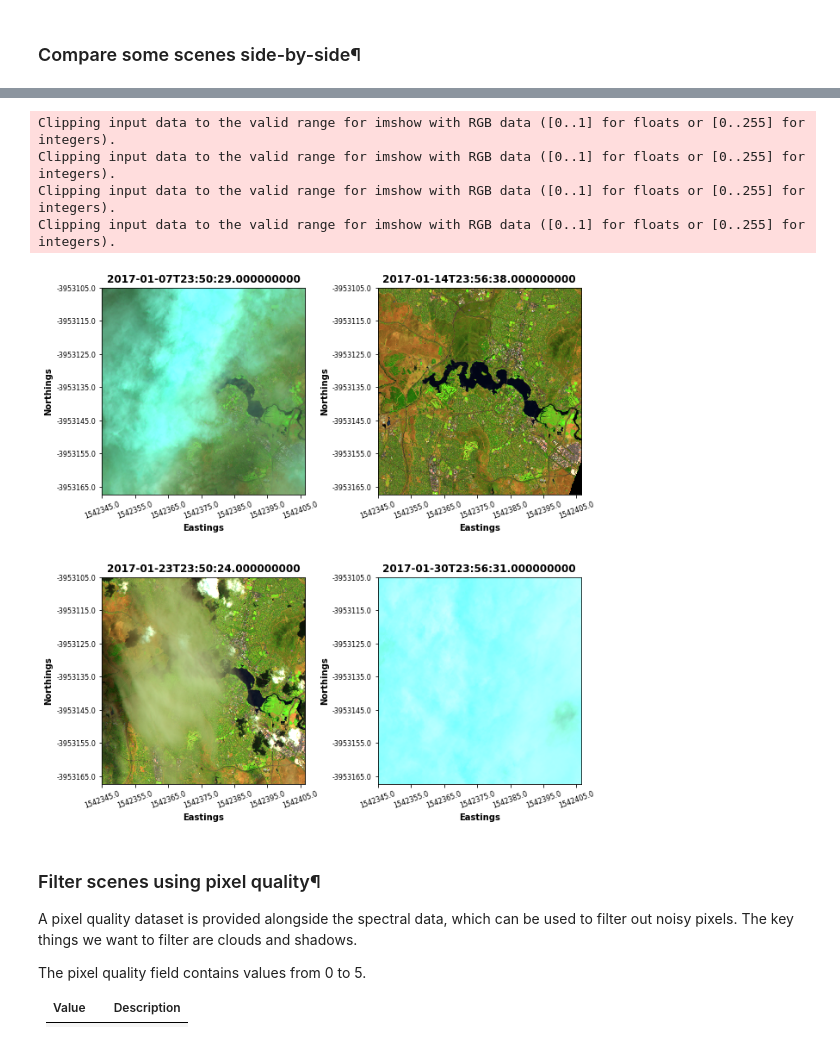
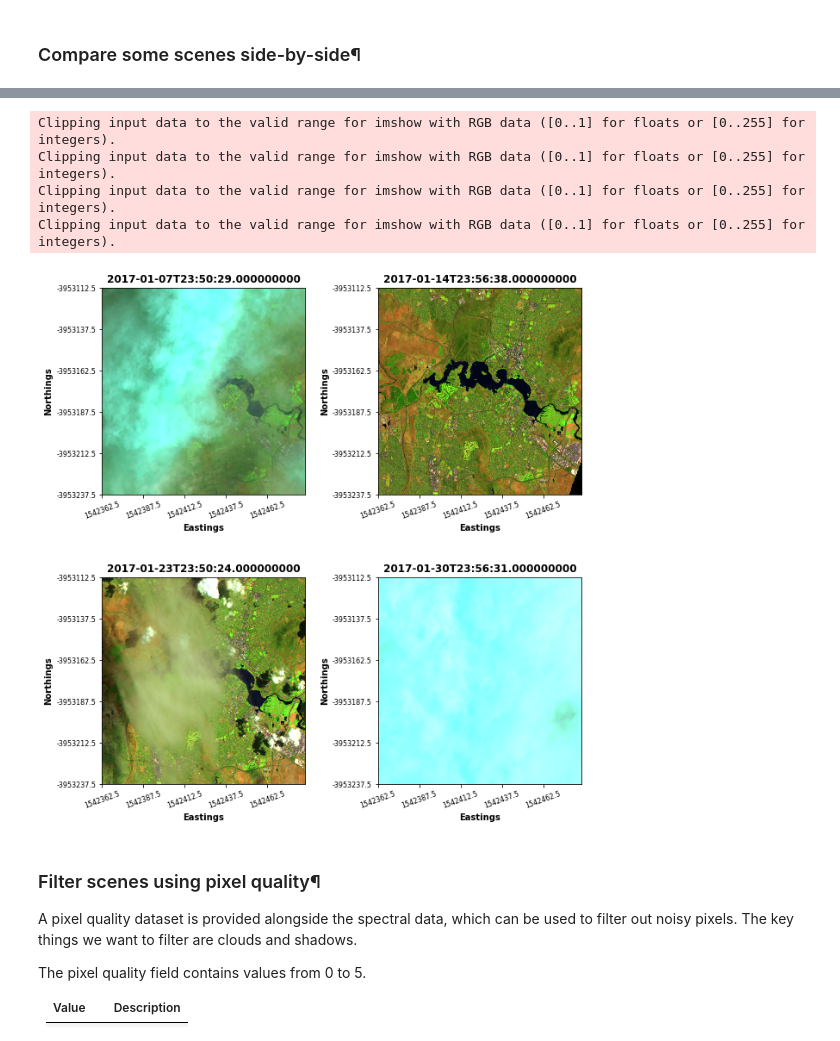
Before and after one commit to senani/digitalearthau, a Jupyter notebook: docs/Landsats/GettingStartedWithLandSats5-7-8.ipynb, the cells around one changed output, grey strips where cells are left out. Cells and saved outputs as stored; diff of their text form; code cells hidden in the pictures.

```diff
--- a/docs/Landsats/GettingStartedWithLandSats5-7-8.ipynb
+++ b/docs/Landsats/GettingStartedWithLandSats5-7-8.ipynb
@@ -373,8 +409,5 @@ To load in the Sentinel data, we have a number of options we can use in building
 query = {
         'lat': (-35.25, -35.35),
         'lon': (149.05, 149.17),
-        'output_crs': 'EPSG:3577',
-        'resolution': (-10, 10),
         'time':('2017-01-01', '2017-02-15')
         }
-Canberra = dc.load(product='ls8_nbar_albers', group_by='solar_day', **query)
@@ -405,0 +436,2 @@ Attributes:
+# %%
+ds = dc.load(product='ls8_nbar_albers', group_by='solar_day', **query)
@@ -578,14 +747,12 @@ def three_band_image_subplots(ds, bands, num_cols, contrast_enhance=False, figsi
 # %%
-#DEAPlotting.three_band_image_subplots(Canberra, bands = ['swir1','nir','green'],
-#                                      num_cols = 2, figsize = [10, 10], wspace = 0.35)
-three_band_image_subplots(Canberra, bands = ['swir1','nir','green'],
-                                      num_cols = 2, figsize = [10, 10], wspace = 0.35)
+#DEAPlotting.three_band_image_subplots(ds, bands = ['swir1','nir','green'], num_cols = 2, figsize = [10, 10], wspace = 0.35)
+three_band_image_subplots(ds, bands = ['swir1','nir','green'], num_cols = 2, figsize = [10, 10], wspace = 0.35)
 # %% [output]
 Clipping input data to the valid range for imshow with RGB data ([0..1] for floats or [0..255] for integers).
 Clipping input data to the valid range for imshow with RGB data ([0..1] for floats or [0..255] for integers).
 Clipping input data to the valid range for imshow with RGB data ([0..1] for floats or [0..255] for integers).
 Clipping input data to the valid range for imshow with RGB data ([0..1] for floats or [0..255] for integers).
-[figure, old version]
+[figure, new version]
 # %% [markdown]
 ### Filter scenes using pixel quality¶
 A pixel quality dataset is provided alongside the spectral data, which can be used to filter out noisy pixels. The key things we want to filter are clouds and shadows.
```
Also changed, not shown: parts of 39 cells of this notebook.
